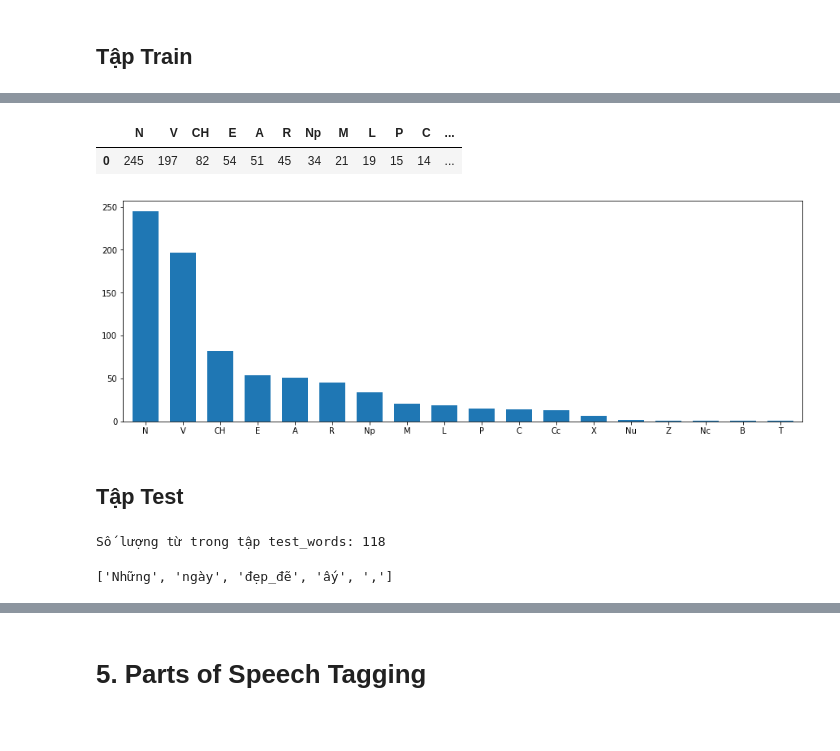
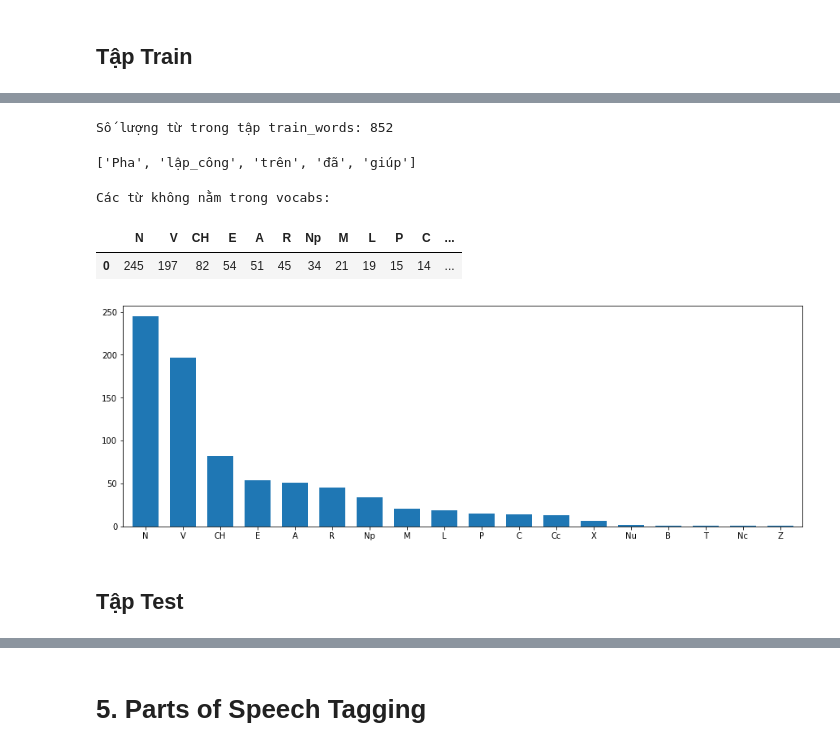
Before and after one commit to ds4v/vietnamese-pos-tagging, a Jupyter notebook: source.ipynb, the cells around one changed output, grey strips where cells are left out. Drawn from its saved outputs; the diff is of its cells as text; code cells hidden in the pictures.

Commit message:
update dataset & rerun

```diff
--- a/source.ipynb
+++ b/source.ipynb
@@ -292,6 +294,7 @@ with open('dataset/gold.txt', 'w', encoding='utf-8') as f:
 
         if tag == []: f.write('\n')
         else: f.write(f'{word}\t{tag[0][0][1]}\n')
+    f.write('\n')
 # %% [markdown]
 ## Chia ngữ liệu vừa tạo thành các bộ Train và Test
 # %% [markdown]
@@ -316,7 +319,7 @@ with open('dataset/test_words.txt', 'w', encoding='utf-8') as f:
 # %% [markdown]
 # 4. Đọc dữ liệu
 # %%
-def preprocess(vocabs, path):
+def preprocess(vocabs_dict, path):
     data = []
     file = open(path, encoding='utf-8').readlines()
 
@@ -325,7 +328,7 @@ def preprocess(vocabs, path):
             word = '--n--'
             data.append(word)
             continue
-        elif word.lower().strip() not in vocabs:
+        elif word.strip() not in vocabs_dict:
             word = '--unk--'
             data.append(word)
             continue
@@ -340,4 +345,9 @@ def plot_tag_counts(gold):
 # %%
 vocabs = open('resources/vocabs.txt', encoding='utf-8').read().split('\n')
-print('Số lượng từ vựng:', len(vocabs))
-vocabs[0:5]
+vocabs_dict = {}
+index = 0
+
+for word in sorted(vocabs):
+    if word not in vocabs_dict:
+        vocabs_dict[word] = index
+        index += 1
@@ -362,19 +388,23 @@ Số lượng từ trong tập train_gold: 851
 ['Pha\tN\n', 'lập_công\tV\n', 'trên\tE\n', 'đã\tR\n', 'giúp\tV\n']
-# %%
-plot_tag_counts(train_gold)
-# %% [output]
-|  | N | V | CH | E | A | R | Np | M | L | P | C | ... |
-| 0 | 245 | 197 | 82 | 54 | 51 | 45 | 34 | 21 | 19 | 15 | 14 | ... |
-[figure, removed]
+# %%
+train_words = preprocess(vocabs_dict, 'dataset/train_words.txt')
+print('Số lượng từ trong tập train_words:', len(train_words))
+train_words[0:5]
+# %% [output]
+Số lượng từ trong tập train_words: 852
+['Pha', 'lập_công', 'trên', 'đã', 'giúp']
+# %%
+print('Các từ không nằm trong vocabs', end=': ')
+for word_tag, word in zip(train_gold, train_words):
+    if word == '--unk--': print(word_tag.split()[0], end=', ')
+plot_tag_counts(train_gold)
+# %% [output]
+Các từ không nằm trong vocabs:
+|  | N | V | CH | E | A | R | Np | M | L | P | C | ... |
+| 0 | 245 | 197 | 82 | 54 | 51 | 45 | 34 | 21 | 19 | 15 | 14 | ... |
+[figure, added]
 # %% [markdown]
 ## Tập Test
-# %%
-test_words = preprocess(vocabs, 'dataset/test_words.txt')
-print('Số lượng từ trong tập test_words:', len(test_words))
-test_words[0:5]
-# %% [output]
-Số lượng từ trong tập test_words: 118
-['Những', 'ngày', 'đẹp_đẽ', 'ấy', ',']
 # %%
 test_gold = open('dataset/test_gold.txt', encoding='utf-8').readlines()
 print('Số lượng từ trong tập test_gold:', len(test_gold))
```
Also changed, not shown: parts of 43 cells of this notebook, 11 other files.
